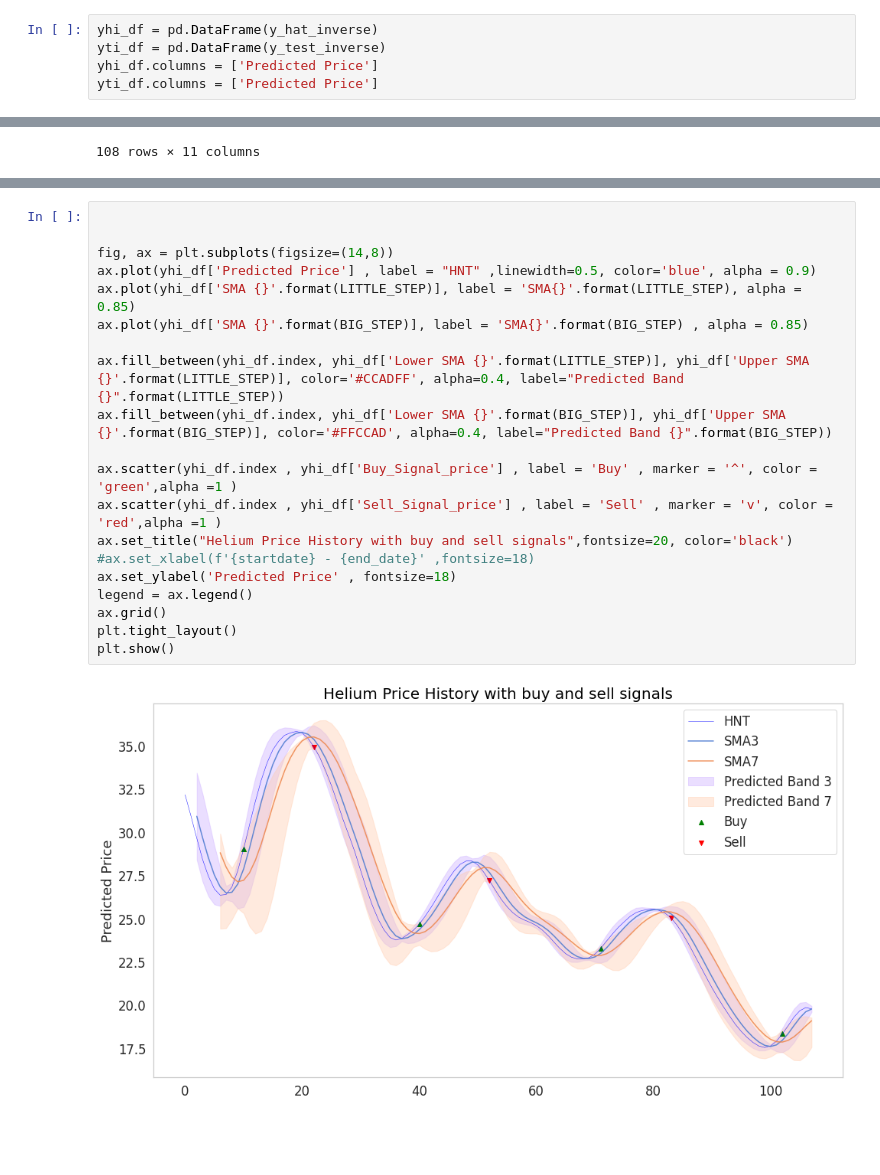
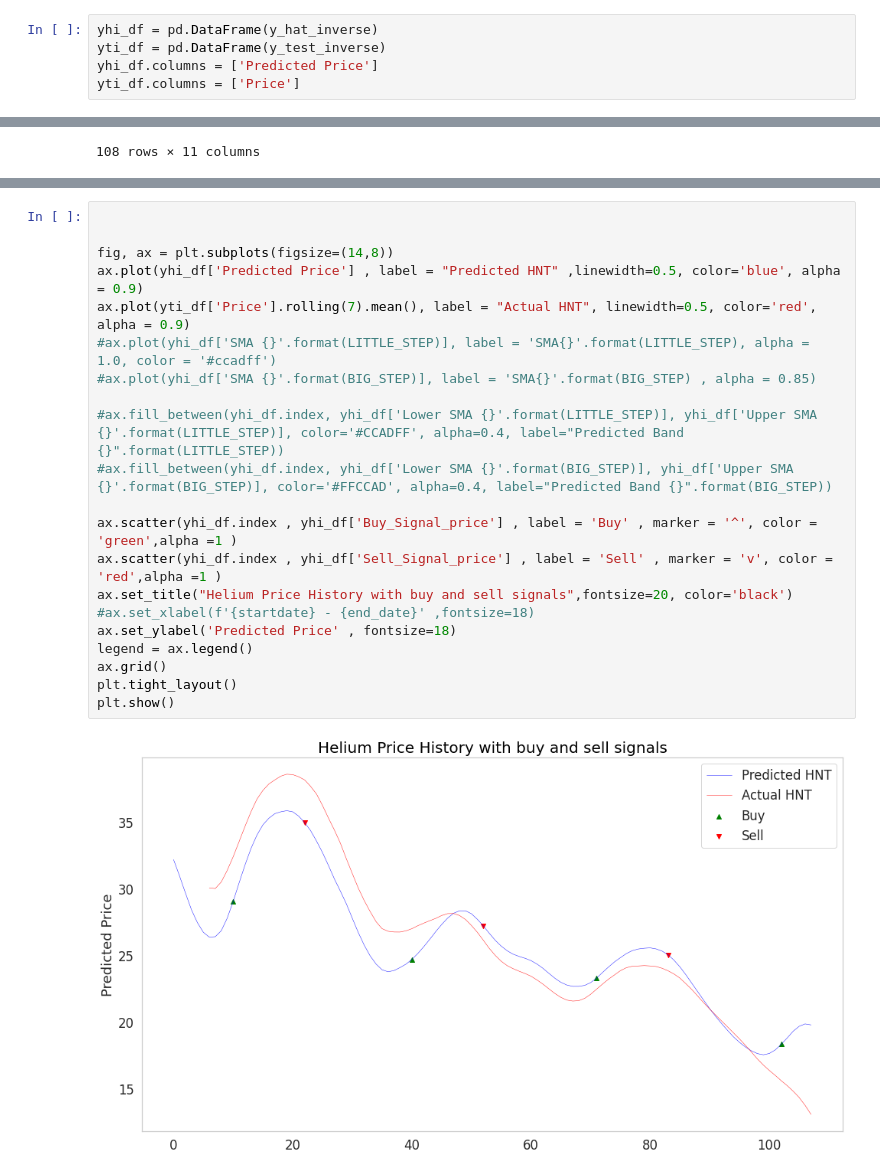
Before and after one commit to ajokela/lstm-bitcoin, a Jupyter notebook: crypto_predictions.ipynb, the cells around one changed output, grey strips where cells are left out. Cells and saved outputs as stored; diff of their text form; blank space fills up the shorter version.

```diff
--- a/crypto_predictions.ipynb
+++ b/crypto_predictions.ipynb
@@ -289,7 +285,7 @@ plt.show();
 yhi_df = pd.DataFrame(y_hat_inverse)
 yti_df = pd.DataFrame(y_test_inverse)
 yhi_df.columns = ['Predicted Price']
-yti_df.columns = ['Predicted Price']
+yti_df.columns = ['Price']
 # %%
 LITTLE_STEP = 3
 BIG_STEP    = 7
@@ -399,22 +364,23 @@ dtype: bool
 # %%
 
 
 fig, ax = plt.subplots(figsize=(14,8))
-ax.plot(yhi_df['Predicted Price'] , label = "HNT" ,linewidth=0.5, color='blue', alpha = 0.9)
-ax.plot(yhi_df['SMA {}'.format(LITTLE_STEP)], label = 'SMA{}'.format(LITTLE_STEP), alpha = 0.85)
-ax.plot(yhi_df['SMA {}'.format(BIG_STEP)], label = 'SMA{}'.format(BIG_STEP) , alpha = 0.85)
+ax.plot(yhi_df['Predicted Price'] , label = "Predicted HNT" ,linewidth=0.5, color='blue', alpha = 0.9)
+ax.plot(yti_df['Price'].rolling(7).mean(), label = "Actual HNT", linewidth=0.5, color='red', alpha = 0.9)
+#ax.plot(yhi_df['SMA {}'.format(LITTLE_STEP)], label = 'SMA{}'.format(LITTLE_STEP), alpha = 1.0, color = '#ccadff')
+#ax.plot(yhi_df['SMA {}'.format(BIG_STEP)], label = 'SMA{}'.format(BIG_STEP) , alpha = 0.85)
 
-ax.fill_between(yhi_df.index, yhi_df['Lower SMA {}'.format(LITTLE_STEP)], yhi_df['Upper SMA {}'.format(LITTLE_STEP)], color='#CCADFF', alpha=0.4, label="Predicted Band {}".format(LITTLE_STEP))
-ax.fill_between(yhi_df.index, yhi_df['Lower SMA {}'.format(BIG_STEP)], yhi_df['Upper SMA {}'.format(BIG_STEP)], color='#FFCCAD', alpha=0.4, label="Predicted Band {}".format(BIG_STEP))
+#ax.fill_between(yhi_df.index, yhi_df['Lower SMA {}'.format(LITTLE_STEP)], yhi_df['Upper SMA {}'.format(LITTLE_STEP)], color='#CCADFF', alpha=0.4, label="Predicted Band {}".format(LITTLE_STEP))
+#ax.fill_between(yhi_df.index, yhi_df['Lower SMA {}'.format(BIG_STEP)], yhi_df['Upper SMA {}'.format(BIG_STEP)], color='#FFCCAD', alpha=0.4, label="Predicted Band {}".format(BIG_STEP))
 
 ax.scatter(yhi_df.index , yhi_df['Buy_Signal_price'] , label = 'Buy' , marker = '^', color = 'green',alpha =1 )
 ax.scatter(yhi_df.index , yhi_df['Sell_Signal_price'] , label = 'Sell' , marker = 'v', color = 'red',alpha =1 )
 ax.set_title("Helium Price History with buy and sell signals",fontsize=20, color='black')
 #ax.set_xlabel(f'{startdate} - {end_date}' ,fontsize=18)
 ax.set_ylabel('Predicted Price' , fontsize=18)
 legend = ax.legend()
 ax.grid()
 plt.tight_layout()
 plt.show()
 # %% [output]
-[figure, old version]
+[figure, new version]
```
Also changed, not shown: parts of 4 cells of this notebook.
